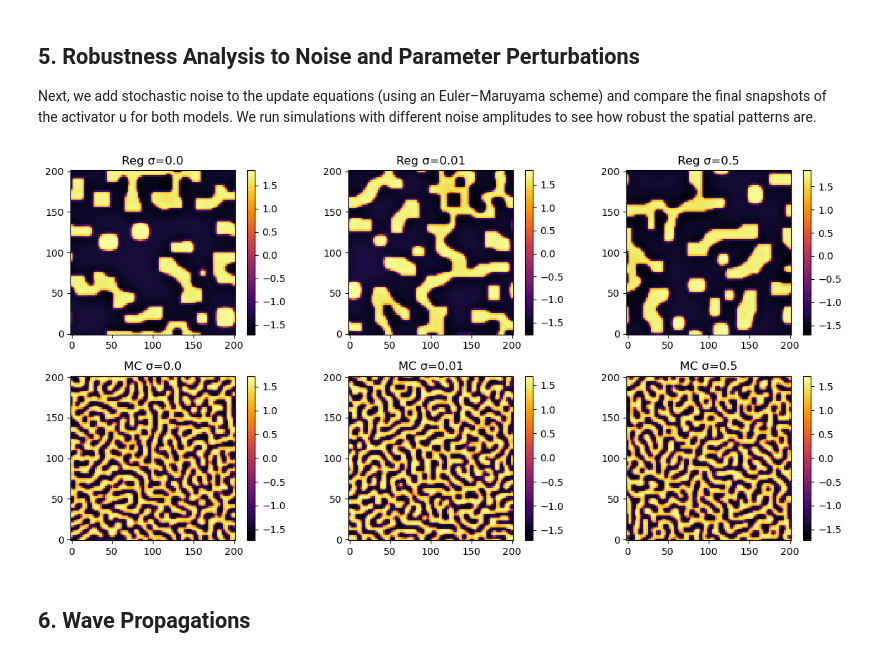
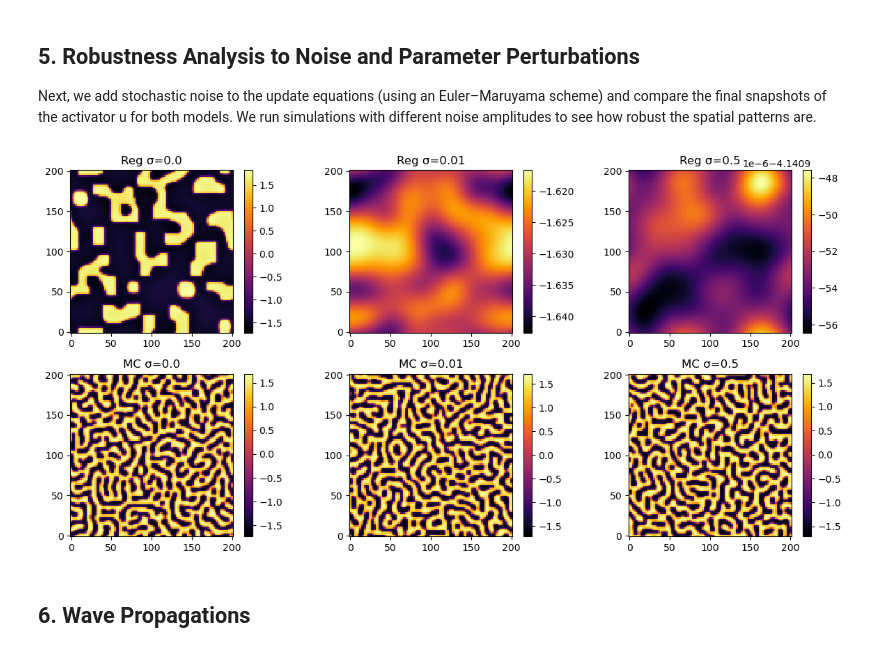
Before and after one commit to RedaElassooudi/Dynamics-and-Waves-in-Regular-vs.-Mass-Conserved-FitzHugh-Nagumo-Systems, a Jupyter notebook: code/fhn_model.ipynb, the cells around one changed output. Drawn from its saved outputs; the diff is of its cells as text; code cells hidden in the pictures.

Commit message:
fix noise robustness test

```diff
--- a/code/fhn_model.ipynb
+++ b/code/fhn_model.ipynb
@@ -196,7 +196,7 @@ def build_neighbors(n, bc="periodic"):
 
 # Simulation: regular FHN with selective saving
 def simulate_regular_fhn(
-    T, dt, n_space, domain, a, b, epsilon, Du, Dv, save_every=1, bc="periodic"
+    T, dt, n_space, domain, a, b, epsilon, Du, Dv, save_every=1, bc="periodic", noise=0
 ):
     x0, x1 = domain
     dx = (x1 - x0) / n_space
@@ -214,8 +214,8 @@ def simulate_regular_fhn(
         Lu = (u_ext[nbrs].sum(axis=0) - mult * uf) / (dx**2)
         Lv = (v_ext[nbrs].sum(axis=0) - mult * vf) / (dx**2)
         Lu, Lv = Lu.reshape(n_space, n_space), Lv.reshape(n_space, n_space)
-        u = u + dt * (f(u, v) + Du * Lu)
-        v = v + dt * (epsilon * g(u, v, a, b) + Dv * Lv)
+        u = u + dt * (f(u, v) + Du * Lu + noise)
+        v = v + dt * (epsilon * g(u, v, a, b) + Dv * Lv + noise)
         if idx % save_every == 0:
             u_list.append(u.copy())
             v_list.append(v.copy())
@@ -226,7 +226,7 @@ def simulate_regular_fhn(
 
 # Simulation: mass-conserved FHN with selective saving
 def simulate_mass_conserved_fhn(
-    T, dt, n_space, domain, a, b, epsilon, Du, Dv, save_every=1, bc="periodic"
+    T, dt, n_space, domain, a, b, epsilon, Du, Dv, save_every=1, bc="periodic", noise=0
 ):
     x0, x1 = domain
     dx = (x1 - x0) / n_space
@@ -243,8 +243,8 @@ def simulate_mass_conserved_fhn(
         v_ext = np.concatenate([vf, [0.0]])
         Lu = (u_ext[nbrs].sum(axis=0) - mult * uf) / (dx**2)
         Lv = (v_ext[nbrs].sum(axis=0) - mult * vf) / (dx**2)
-        inner_u = f(u, v) + Du * Lu.reshape(n_space, n_space)
-        inner_v = epsilon * g(u, v, a, b) + Dv * Lv.reshape(n_space, n_space)
+        inner_u = f(u, v) + Du * Lu.reshape(n_space, n_space) + noise
+        inner_v = epsilon * g(u, v, a, b) + Dv * Lv.reshape(n_space, n_space) + noise
         iu, iv = inner_u.ravel(), inner_v.ravel()
         iu_ext, iv_ext = np.concatenate([iu, [0.0]]), np.concatenate([iv, [0.0]])
         L2u = (iu_ext[nbrs].sum(axis=0) - mult * iu) / (dx**2)
@@ -333,25 +333,25 @@ different noise amplitudes to see how robust the spatial patterns are.
 # %%
 # Noise study
 noise_levels = [0.0, 0.01, 0.5]
 final_r, final_m = [], []
 for sigma in noise_levels:
     _, _, _, ur_n, _ = simulate_regular_fhn(
-        T, dt, n_space, domain, a, b, epsilon, Du, Dv
+        T, dt, n_space, domain, a, b, epsilon, Du, Dv, noise=sigma
     )
     _, _, _, um_n, _ = simulate_mass_conserved_fhn(
-        T, dt, n_space, domain, a, b, epsilon, Du, Dv
+        T, dt, n_space, domain, a, b, epsilon, Du, Dv, noise=sigma
     )
     final_r.append(ur_n[-1])
     final_m.append(um_n[-1])
 
 fig, axes = plt.subplots(2, len(noise_levels), figsize=(12, 6))
 for i, sigma in enumerate(noise_levels):
     plot_field(axes[0, i], Xr, Yr, final_r[i], f"Reg σ={sigma}")
     plot_field(axes[1, i], Xm, Ym, final_m[i], f"MC σ={sigma}")
 plt.tight_layout()
 plt.show()
 # %% [output]
-[figure, old version]
+[figure, new version]
 # %% [markdown]
 ## 6. Wave Propagations
 # %%
```
Also changed, not shown: parts of 3 cells of this notebook.
